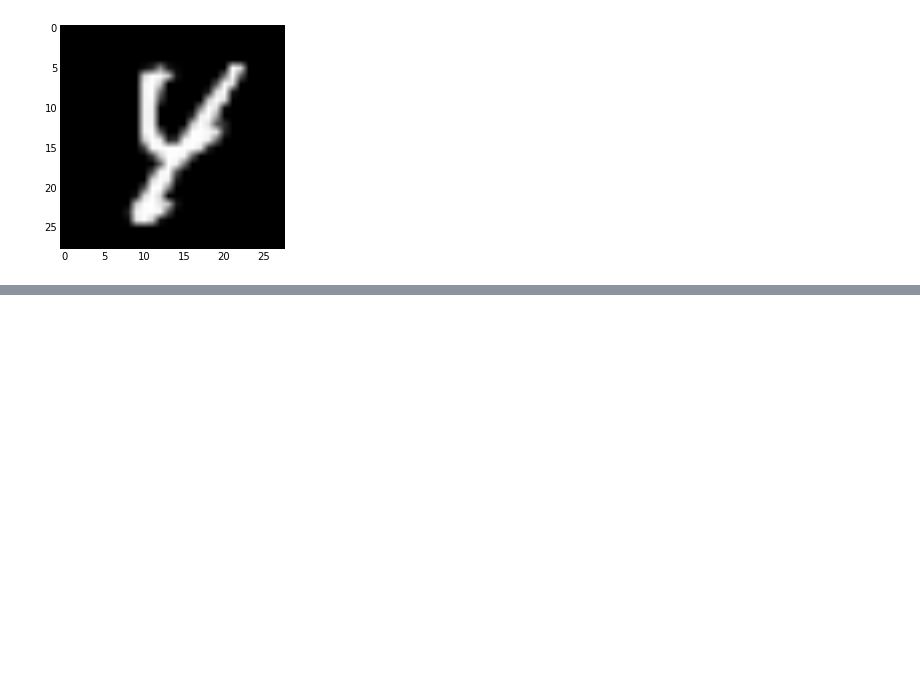
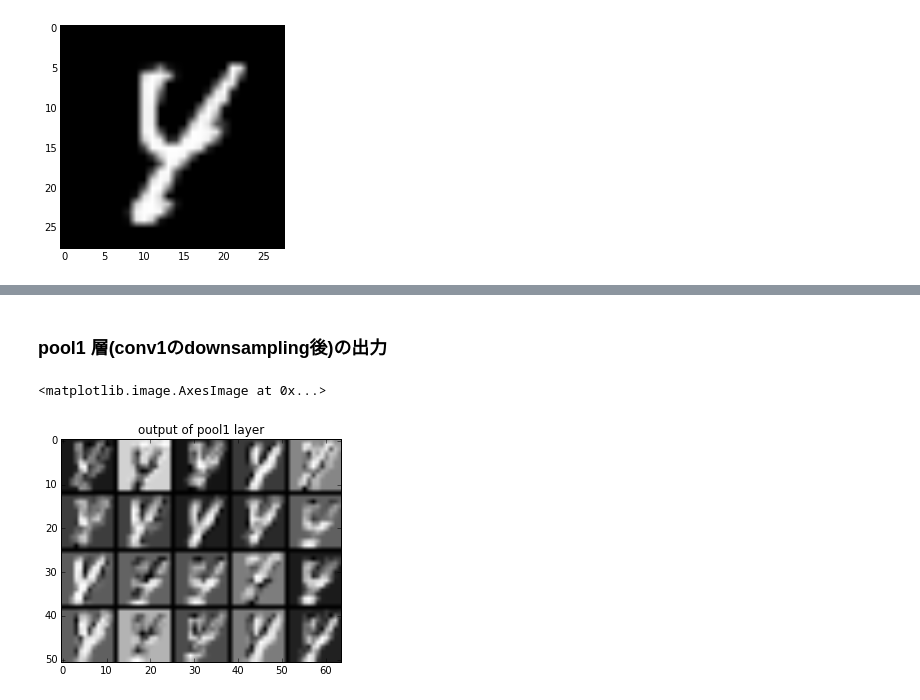
Before and after one commit to everpeace/caffe, a Jupyter notebook: examples/mnist_eval.ipynb, the cells around one changed output, grey strips where cells are left out. Cells and saved outputs as stored; diff of their text form; code cells hidden in the pictures; blank space fills up the shorter version.

```diff
--- a/examples/mnist_eval.ipynb
+++ b/examples/mnist_eval.ipynb
@@ -63,0 +98,9 @@ print '予測結果 :  %d    (答: %d)' % (predictions[idx], test_set_y[idx])
+# %% [markdown]
+### pool1 層(conv1のdownsampling後)の出力
+# %%
+blob = net.blobs['pool1'].data[0].reshape(20, 12*12)
+plt.title('output of pool1 layer')
+plt.imshow(tile_raster_images(X=blob, img_shape=(12, 12), tile_shape=(4,5), tile_spacing=(1, 1)),  cmap = cm.Greys_r)
+# %% [output]
+<matplotlib.image.AxesImage at 0x...>
+[figure, added]
```
Also changed, not shown: parts of 26 cells of this notebook.
